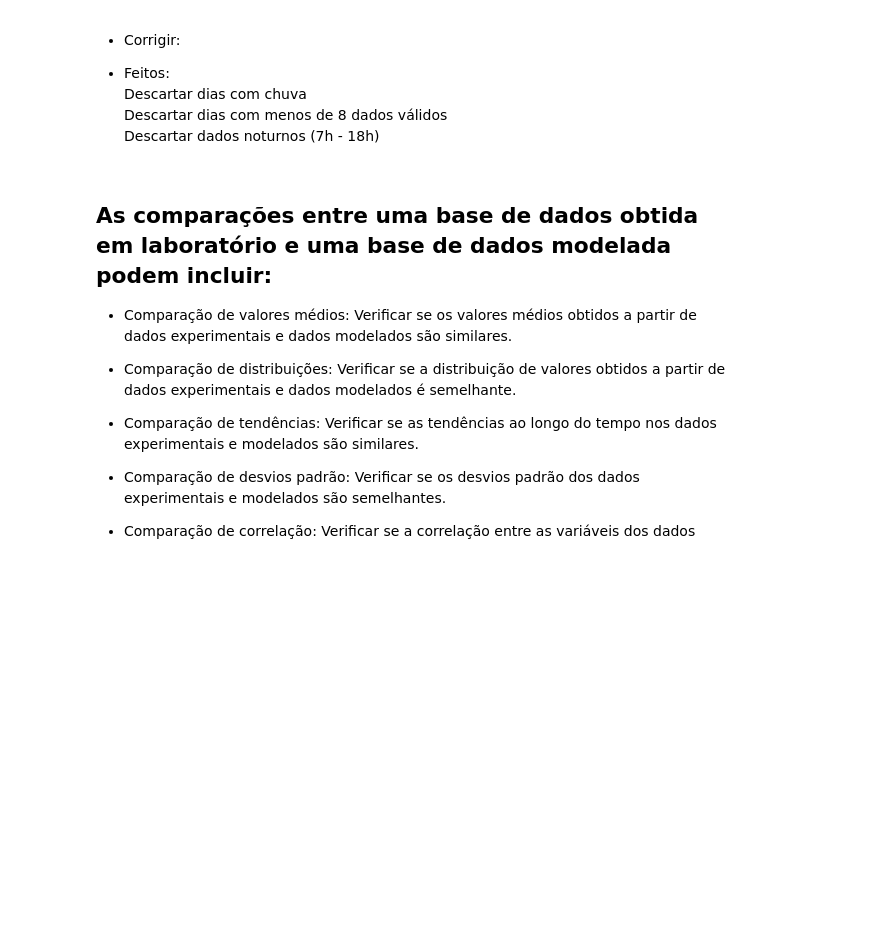
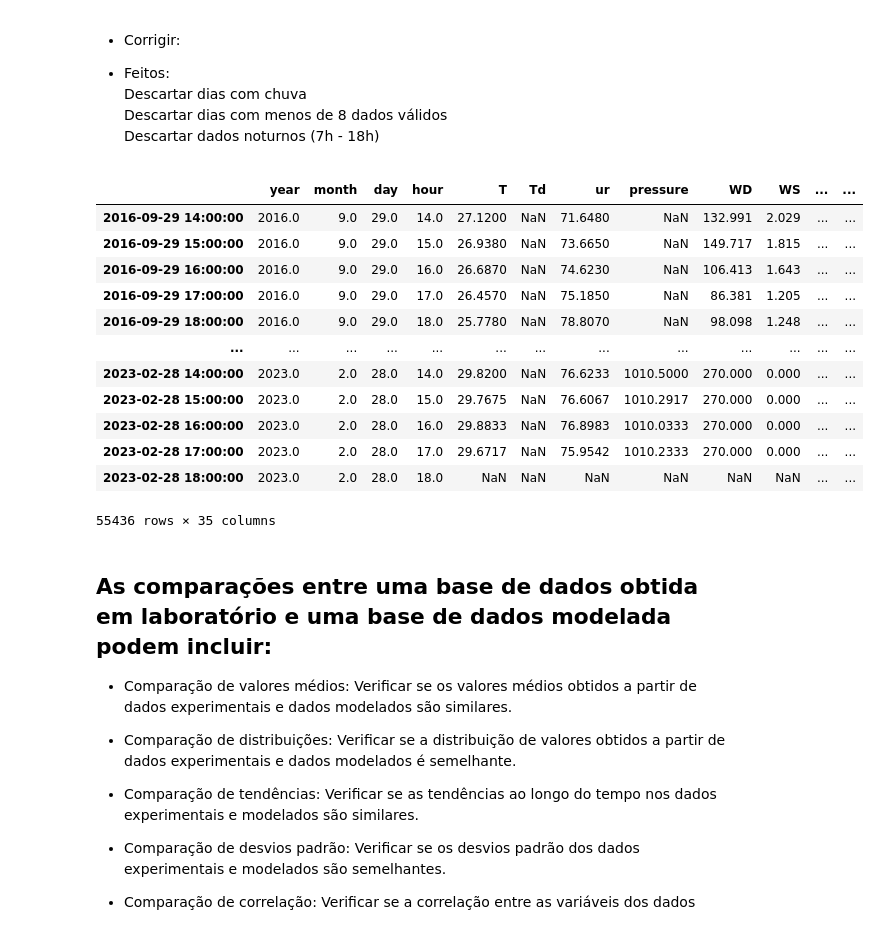
Before and after one commit to igordantasgf/analise_dados_microambientais, a Jupyter notebook: comparação_modelo.ipynb, the cells around one changed output. Saved outputs shown, nothing was run; the diff lists cells and outputs as text; code cells hidden in the pictures; blank space fills up the shorter version.

```diff
--- a/comparação_modelo.ipynb
+++ b/comparação_modelo.ipynb
@@ -78,36 +78,50 @@ zero_or_nan_values(labmim, 'Sw_dw')
 zero_or_nan_values(labmim, 'Sw_dif')
 
 def transform_to_nan(df, parameter):
     # Create a mask to identify the rows where the hour is not between 8-18
     mask = (df['hour'] < 8) | (df['hour'] > 18)
 
     # Replace the Sw_dw values with NaN where the mask is True
     df.loc[mask, parameter] = np.nan
 
     # Return the transformed data frame
     return df
 
 transform_to_nan(labmim, 'oc_topo')
 transform_to_nan(labmim, 'Sw_dw')
 transform_to_nan(labmim, 'Sw_dif')
 
 def remove_rain(df, parameter):
     # Group by year, month and day
     grouped = df.groupby(['year', 'month', 'day'])
 
     # Iterate over the groups
     for name, group in grouped:
         # Check if the precip value is different from zero or NaN
         if group['precip'].notna().any() and group['precip'].sum() > 0:
             # Set the Sw_dw values to NaN
             df.loc[group.index, parameter] = np.nan
 
     # Return the modified data frame
     return df
 
-remove_rain(labmim, 'oc_topo')
-remove_rain(labmim, 'Sw_dw')
-remove_rain(labmim, 'Sw_dif')
+#remove_rain(labmim, 'oc_topo')
+#remove_rain(labmim, 'Sw_dw')
+#remove_rain(labmim, 'Sw_dif')
+# %% [output]
+|  | year | month | day | hour | T | Td | ur | pressure | WD | WS | ... | ... |
+| 2016-09-29 14:00:00 | 2016.0 | 9.0 | 29.0 | 14.0 | 27.1200 | NaN | 71.6480 | NaN | 132.991 | 2.029 | ... | ... |
+| 2016-09-29 15:00:00 | 2016.0 | 9.0 | 29.0 | 15.0 | 26.9380 | NaN | 73.6650 | NaN | 149.717 | 1.815 | ... | ... |
+| 2016-09-29 16:00:00 | 2016.0 | 9.0 | 29.0 | 16.0 | 26.6870 | NaN | 74.6230 | NaN | 106.413 | 1.643 | ... | ... |
+| 2016-09-29 17:00:00 | 2016.0 | 9.0 | 29.0 | 17.0 | 26.4570 | NaN | 75.1850 | NaN | 86.381 | 1.205 | ... | ... |
+| 2016-09-29 18:00:00 | 2016.0 | 9.0 | 29.0 | 18.0 | 25.7780 | NaN | 78.8070 | NaN | 98.098 | 1.248 | ... | ... |
+| ... | ... | ... | ... | ... | ... | ... | ... | ... | ... | ... | ... | ... |
+| 2023-02-28 14:00:00 | 2023.0 | 2.0 | 28.0 | 14.0 | 29.8200 | NaN | 76.6233 | 1010.5000 | 270.000 | 0.000 | ... | ... |
+| 2023-02-28 15:00:00 | 2023.0 | 2.0 | 28.0 | 15.0 | 29.7675 | NaN | 76.6067 | 1010.2917 | 270.000 | 0.000 | ... | ... |
+| 2023-02-28 16:00:00 | 2023.0 | 2.0 | 28.0 | 16.0 | 29.8833 | NaN | 76.8983 | 1010.0333 | 270.000 | 0.000 | ... | ... |
+| 2023-02-28 17:00:00 | 2023.0 | 2.0 | 28.0 | 17.0 | 29.6717 | NaN | 75.9542 | 1010.2333 | 270.000 | 0.000 | ... | ... |
+| 2023-02-28 18:00:00 | 2023.0 | 2.0 | 28.0 | 18.0 | NaN | NaN | NaN | NaN | NaN | NaN | ... | ... |
+55436 rows × 35 columns
 # %% [markdown]
 ## As comparações entre uma base de dados obtida em laboratório e uma base de dados modelada podem incluir:
 
```
Also changed, not shown: parts of 9 cells of this notebook.
